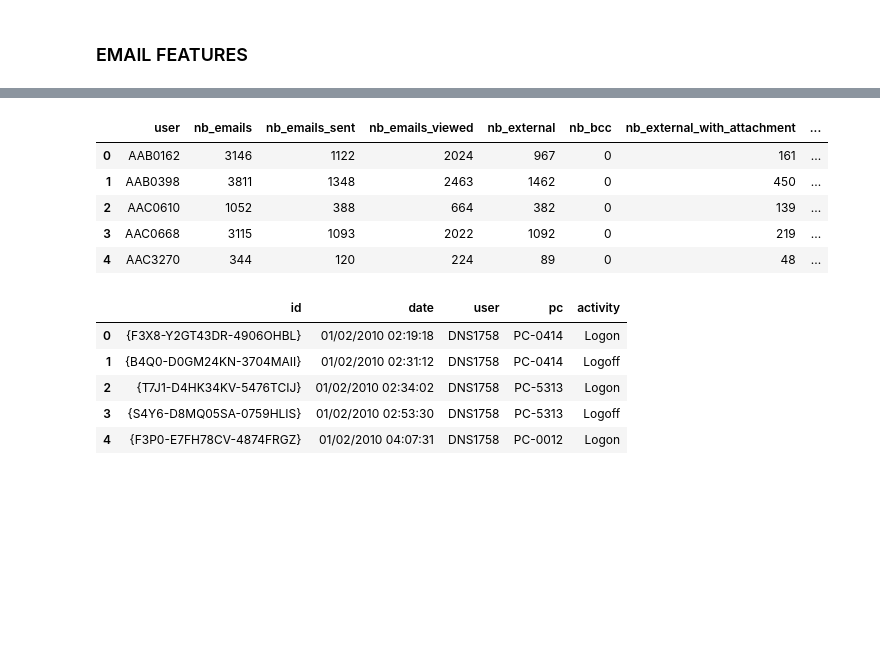
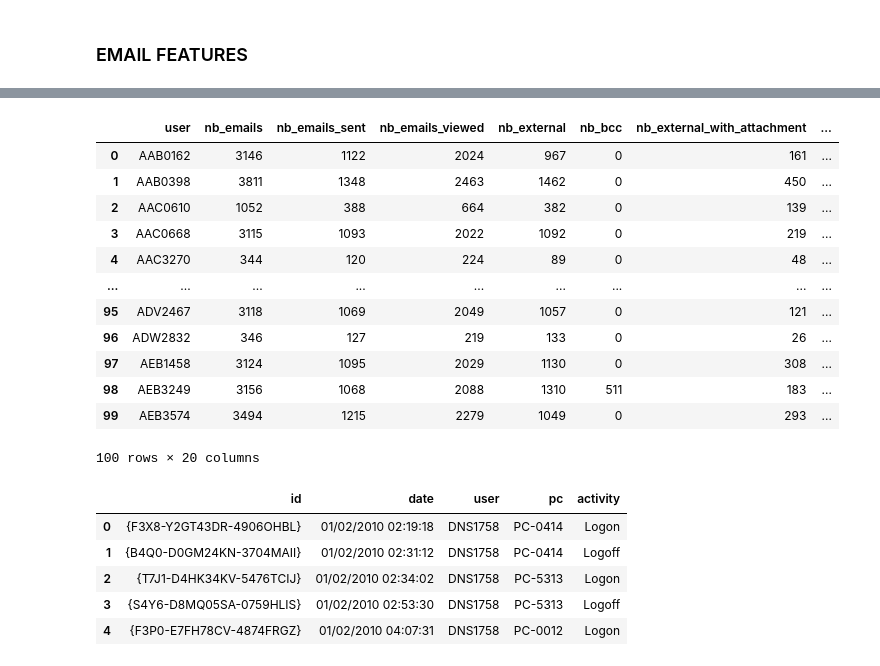
Before and after one commit to SamiKarboubi/CERT-Insider-Threat-Detection, a Jupyter notebook: features_extraction.ipynb, the cells around one changed output, grey strips where cells are left out. Cells and saved outputs as stored; diff of their text form; code cells hidden in the pictures; blank space fills up the shorter version.

Commit message:
merged features

```diff
--- a/features_extraction.ipynb
+++ b/features_extraction.ipynb
@@ -101 +101,18 @@ email.head()
 5 rows × 22 columns
+# %%
+df_left = email[email['user'].isin(users_left['user_id'])][['user', 'date', 'activity']].copy()
+
+df_left = df_left.merge(
+    users_left[['user_id', 'end_date']],
+    left_on='user',
+    right_on='user_id',
+    how='left'
+).drop(columns='user_id')
+
+
+df_left['date'] = pd.to_datetime(df_left['date'])
+df_left['end_date'] = pd.to_datetime(df_left['end_date'])
+
+
+df_left['is_after_leaving'] = df_left['date'] > df_left['end_date']
+df_left
@@ -102,3 +133,7 @@ email.head()
+# %%
+nb_activity_email_after_left = df_left.groupby('user').agg(
+    nb_activity_email_after_leaving = ('is_after_leaving', 'sum')
+).reset_index()
 # %%
 features_email = email.groupby('user').agg(
     nb_emails = ('date','count'),
@@ -171,35 +206,48 @@ sent_emails = email[email['activity'] == 'Send']
 features_sent = sent_emails.groupby('user').agg(
     avg_size_sent_email            = ('size', 'mean'),
 ).reset_index()
 features_email = features_email.merge(features_sent, on='user', how='left')
 
 last_month_activity = email.groupby(['user', 'month']).size().reset_index(name='nb_emails_month')
 
 last_month = (
     last_month_activity
     .sort_values(['user', 'month'])
     .groupby('user', as_index=False)
     .tail(1)
 )[['user', 'nb_emails_month']]
 
 last_month.rename(columns={'nb_emails_month': 'nb_emails_last_month'}, inplace=True)
 
 last_month.loc[
     ~last_month['user'].isin(users_left['user_id']),
     'nb_emails_last_month'
 ] = 0
 
 features_email = features_email.merge(last_month, on='user', how='left')
+features_email['nb_emails_last_month'] = features_email['nb_emails_last_month'].fillna(0)
 
-features_email['nb_emails_last_month'] = features_email['nb_emails_last_month'].fillna(0)
-features_email.head()
+features_email = features_email.merge(nb_activity_email_after_left, on='user', how='left')
+
+features_email['nb_activity_email_after_leaving'] = (
+    features_email['nb_activity_email_after_leaving'].fillna(0)
+)
+
+features_email.head(100)
 # %% [output]
 |  | user | nb_emails | nb_emails_sent | nb_emails_viewed | nb_external | nb_bcc | nb_external_with_attachment | ... |
 | 0 | AAB0162 | 3146 | 1122 | 2024 | 967 | 0 | 161 | ... |
 | 1 | AAB0398 | 3811 | 1348 | 2463 | 1462 | 0 | 450 | ... |
 | 2 | AAC0610 | 1052 | 388 | 664 | 382 | 0 | 139 | ... |
 | 3 | AAC0668 | 3115 | 1093 | 2022 | 1092 | 0 | 219 | ... |
 | 4 | AAC3270 | 344 | 120 | 224 | 89 | 0 | 48 | ... |
+| ... | ... | ... | ... | ... | ... | ... | ... | ... |
+| 95 | ADV2467 | 3118 | 1069 | 2049 | 1057 | 0 | 121 | ... |
+| 96 | ADW2832 | 346 | 127 | 219 | 133 | 0 | 26 | ... |
+| 97 | AEB1458 | 3124 | 1095 | 2029 | 1130 | 0 | 308 | ... |
+| 98 | AEB3249 | 3156 | 1068 | 2088 | 1310 | 511 | 183 | ... |
+| 99 | AEB3574 | 3494 | 1215 | 2279 | 1049 | 0 | 293 | ... |
+100 rows × 20 columns
 # %%
 logon = pd.read_parquet("cert_dataset/logon.parquet")
 logon.head()
```
Also changed, not shown: parts of 11 cells of this notebook.
